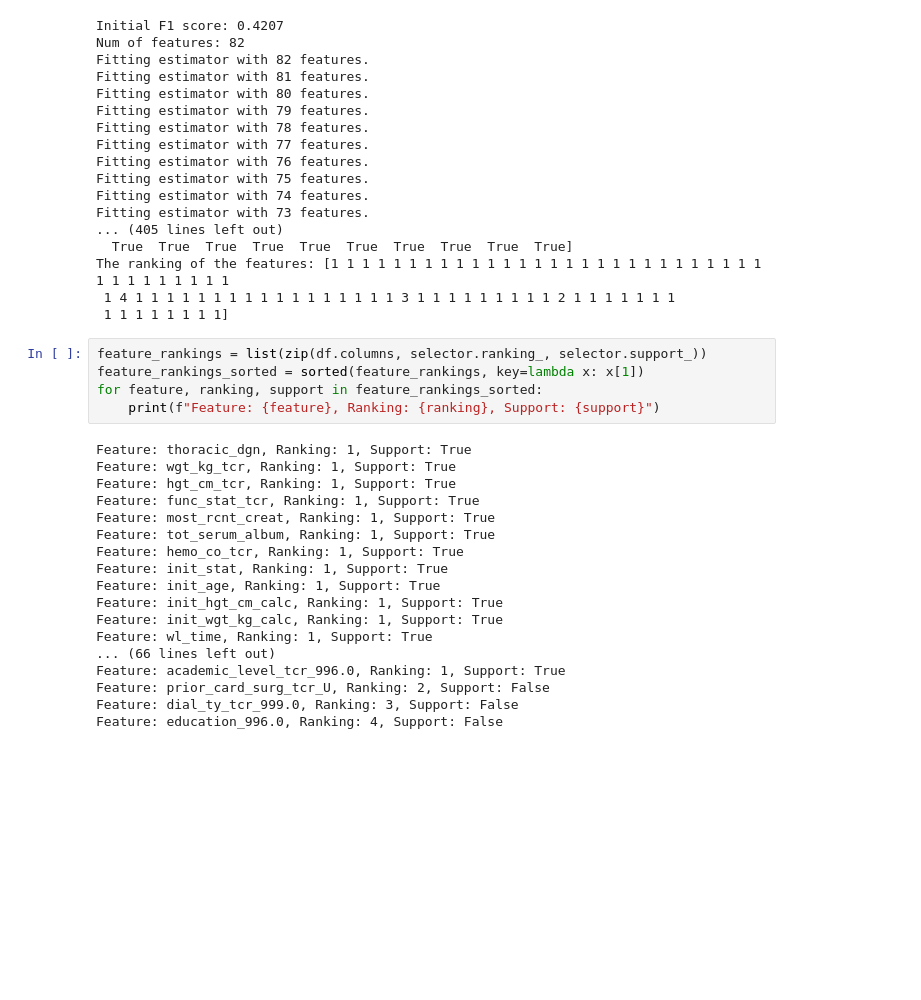
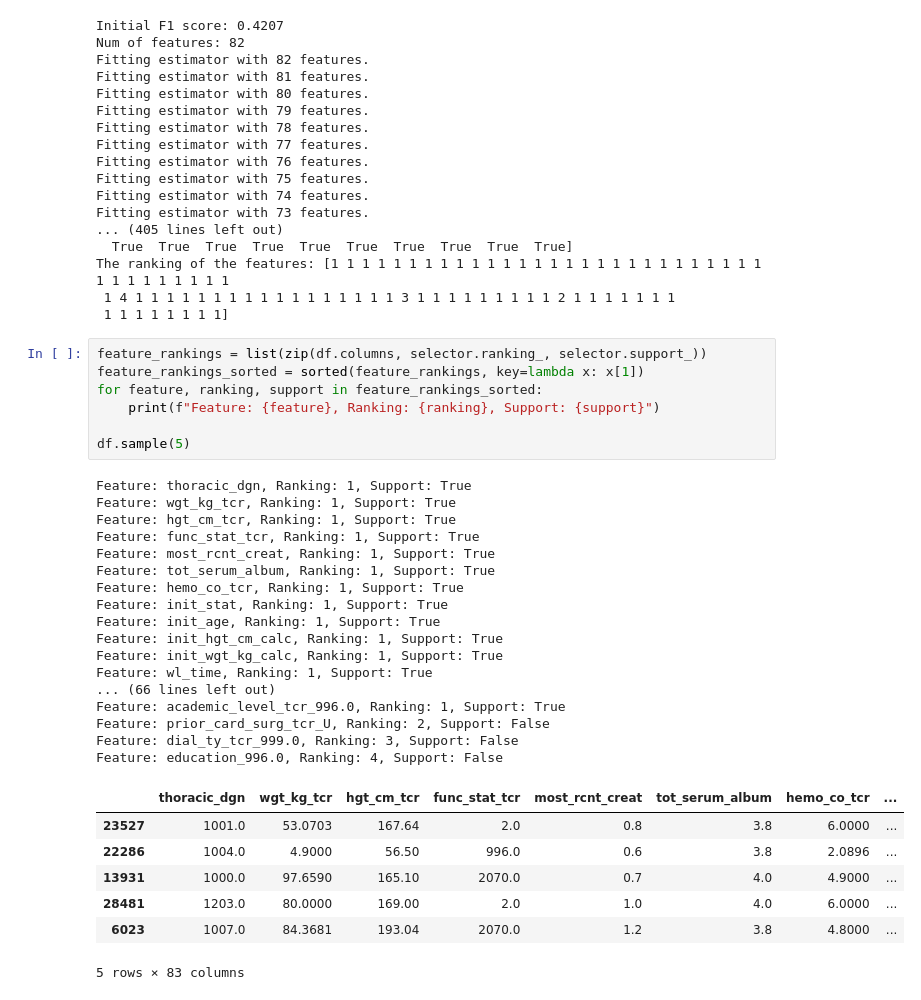
Before and after one commit to adicreson/time-to-heart-transplantation, a Jupyter notebook: week3/s2_feature_selection.ipynb, the cells around one changed output. Saved outputs shown, nothing was run; the diff lists cells and outputs as text; blank space fills up the shorter version.

```diff
--- a/week3/s2_feature_selection.ipynb
+++ b/week3/s2_feature_selection.ipynb
@@ -84,25 +84,34 @@ The ranking of the features: [1 1 1 1 1 1 1 1 1 1 1 1 1 1 1 1 1 1 1 1 1 1 1 1 1
 # %%
 feature_rankings = list(zip(df.columns, selector.ranking_, selector.support_))
 feature_rankings_sorted = sorted(feature_rankings, key=lambda x: x[1])
 for feature, ranking, support in feature_rankings_sorted:
     print(f"Feature: {feature}, Ranking: {ranking}, Support: {support}")
+
+df.sample(5)
 # %% [output]
 Feature: thoracic_dgn, Ranking: 1, Support: True
 Feature: wgt_kg_tcr, Ranking: 1, Support: True
 Feature: hgt_cm_tcr, Ranking: 1, Support: True
 Feature: func_stat_tcr, Ranking: 1, Support: True
 Feature: most_rcnt_creat, Ranking: 1, Support: True
 Feature: tot_serum_album, Ranking: 1, Support: True
 Feature: hemo_co_tcr, Ranking: 1, Support: True
 Feature: init_stat, Ranking: 1, Support: True
 Feature: init_age, Ranking: 1, Support: True
 Feature: init_hgt_cm_calc, Ranking: 1, Support: True
 Feature: init_wgt_kg_calc, Ranking: 1, Support: True
 Feature: wl_time, Ranking: 1, Support: True
 ... (66 lines left out)
 Feature: academic_level_tcr_996.0, Ranking: 1, Support: True
 Feature: prior_card_surg_tcr_U, Ranking: 2, Support: False
 Feature: dial_ty_tcr_999.0, Ranking: 3, Support: False
 Feature: education_996.0, Ranking: 4, Support: False
+|  | thoracic_dgn | wgt_kg_tcr | hgt_cm_tcr | func_stat_tcr | most_rcnt_creat | tot_serum_album | hemo_co_tcr | ... |
+| 23527 | 1001.0 | 53.0703 | 167.64 | 2.0 | 0.8 | 3.8 | 6.0000 | ... |
+| 22286 | 1004.0 | 4.9000 | 56.50 | 996.0 | 0.6 | 3.8 | 2.0896 | ... |
+| 13931 | 1000.0 | 97.6590 | 165.10 | 2070.0 | 0.7 | 4.0 | 4.9000 | ... |
+| 28481 | 1203.0 | 80.0000 | 169.00 | 2.0 | 1.0 | 4.0 | 6.0000 | ... |
+| 6023 | 1007.0 | 84.3681 | 193.04 | 2070.0 | 1.2 | 3.8 | 4.8000 | ... |
+5 rows × 83 columns
 # %%
 
```
Also changed, not shown: parts of 1 cell of this notebook.
